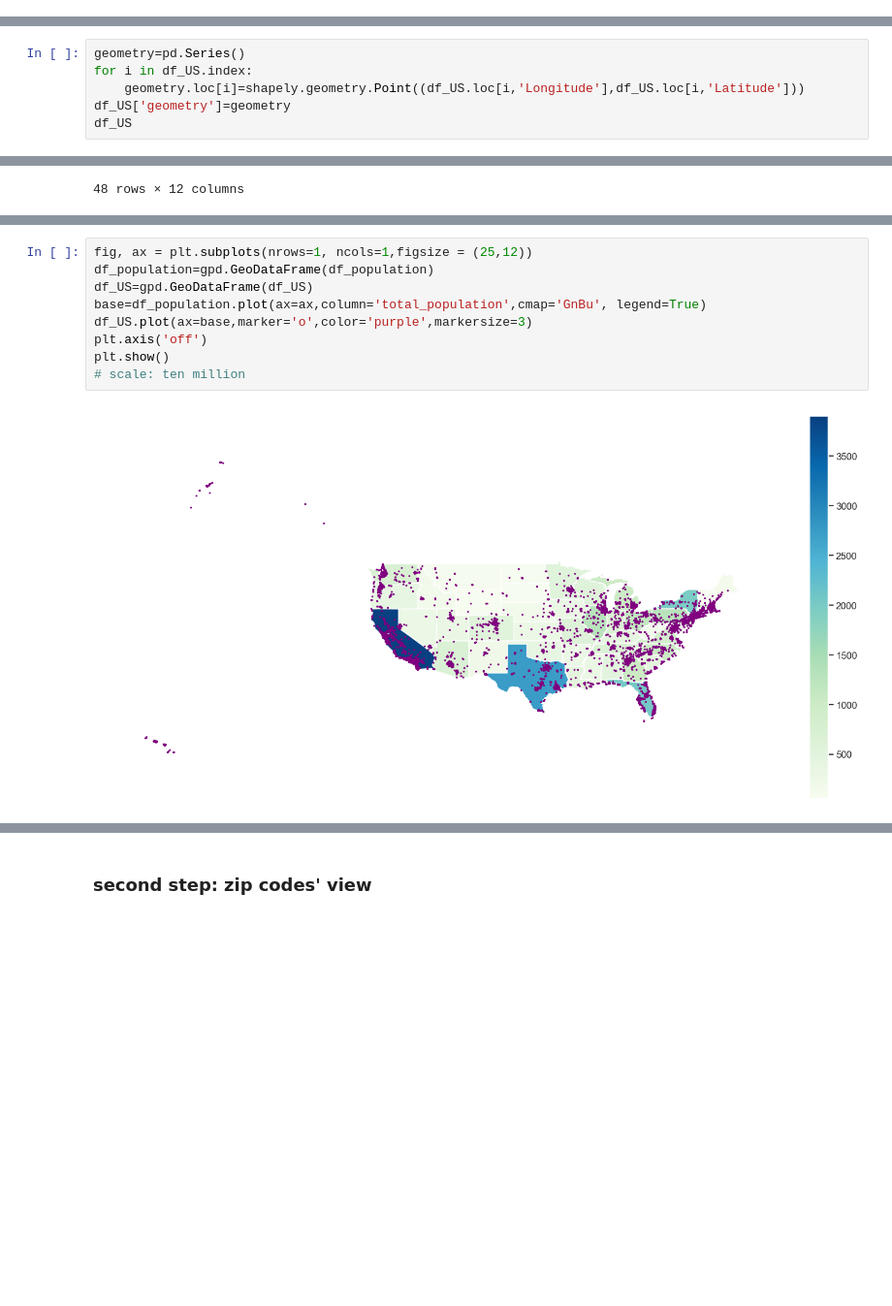
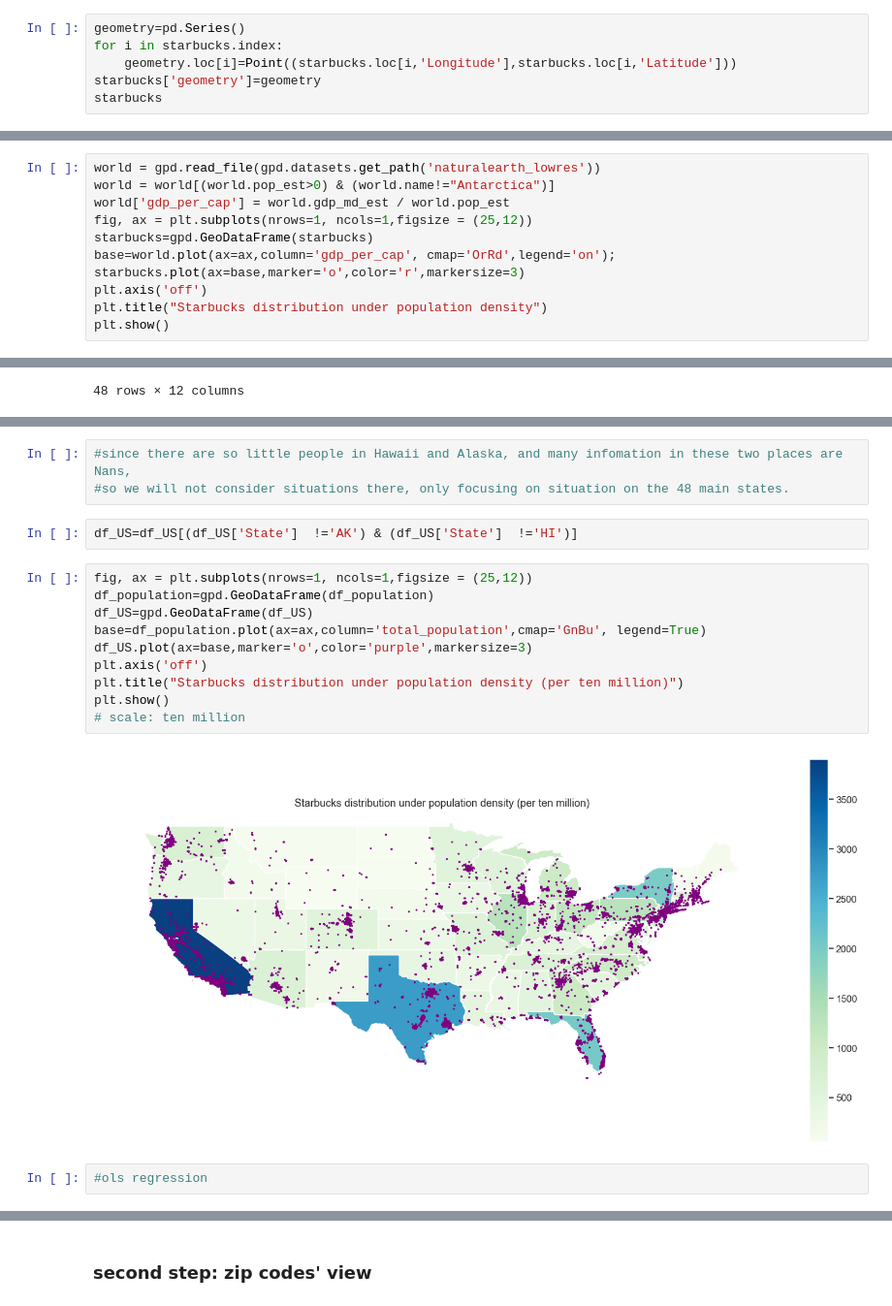
Before and after one commit to reveloff-ucsd/COGS108_44, a Jupyter notebook: FinalProject.ipynb, the cells around one changed output, grey strips where cells are left out. Shown at 97% size. Drawn from its saved outputs; the diff is of its cells as text; blank space fills up the shorter version.

```diff
--- a/FinalProject.ipynb
+++ b/FinalProject.ipynb
@@ -135,3 +135,9 @@ starbucks
 25600 rows × 13 columns
 # %% [markdown]
 After an analysis of the data and seeing that the majority of Starbucks is in the US, we decided to direct our focus to predicting a US location
+# %%
+geometry=pd.Series()
+for i in starbucks.index:
+    geometry.loc[i]=Point((starbucks.loc[i,'Longitude'],starbucks.loc[i,'Latitude']))
+starbucks['geometry']=geometry
+starbucks
@@ -137,0 +154,11 @@ After an analysis of the data and seeing that the majority of Starbucks is in th
+# %%
+world = gpd.read_file(gpd.datasets.get_path('naturalearth_lowres'))
+world = world[(world.pop_est>0) & (world.name!="Antarctica")]
+world['gdp_per_cap'] = world.gdp_md_est / world.pop_est
+fig, ax = plt.subplots(nrows=1, ncols=1,figsize = (25,12))
+starbucks=gpd.GeoDataFrame(starbucks)
+base=world.plot(ax=ax,column='gdp_per_cap', cmap='OrRd',legend='on');
+starbucks.plot(ax=base,marker='o',color='r',markersize=3)
+plt.axis('off')
+plt.title("Starbucks distribution under population density")
+plt.show()
@@ -166,8 +195,2 @@ There are 13608 Starbucks in the US
 # %% [markdown]
 In order to draw maps, we need to combine the longitude and latitude into geometry Point data.
-# %%
-geometry=pd.Series()
-for i in df_US.index:
-    geometry.loc[i]=shapely.geometry.Point((df_US.loc[i,'Longitude'],df_US.loc[i,'Latitude']))
-df_US['geometry']=geometry
-df_US
@@ -336,11 +332,19 @@ df_population.sort_values(by=['total_population'])
+# %%
+#since there are so little people in Hawaii and Alaska, and many infomation in these two places are Nans,
+#so we will not consider situations there, only focusing on situation on the 48 main states.
+# %%
+df_US=df_US[(df_US['State']  !='AK') & (df_US['State']  !='HI')]
 # %%
 fig, ax = plt.subplots(nrows=1, ncols=1,figsize = (25,12))
 df_population=gpd.GeoDataFrame(df_population)
 df_US=gpd.GeoDataFrame(df_US)
 base=df_population.plot(ax=ax,column='total_population',cmap='GnBu', legend=True)
 df_US.plot(ax=base,marker='o',color='purple',markersize=3)
 plt.axis('off')
+plt.title("Starbucks distribution under population density (per ten million)")
 plt.show()
 # scale: ten million
 # %% [output]
-[figure, old version]
+[figure, new version]
+# %%
+#ols regression
```
Also changed, not shown: parts of 25 cells of this notebook.
